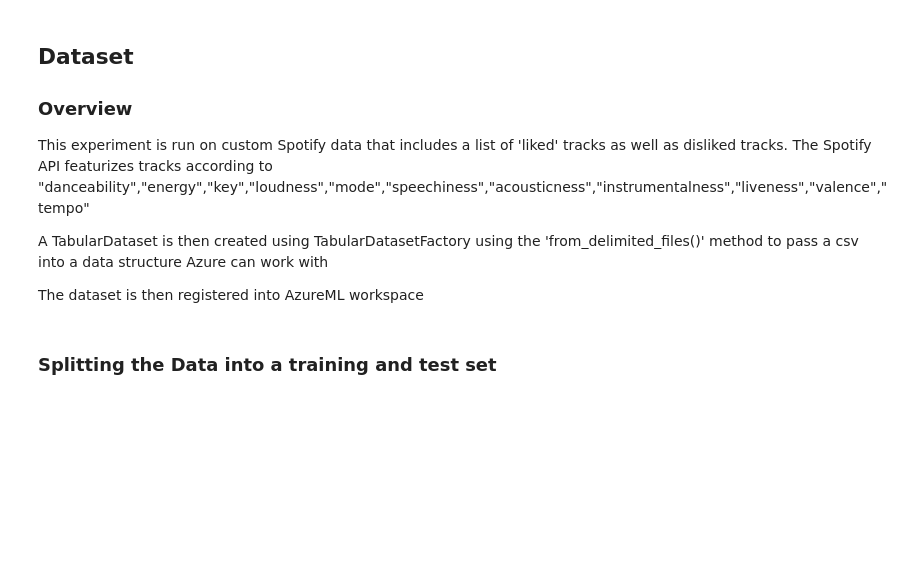
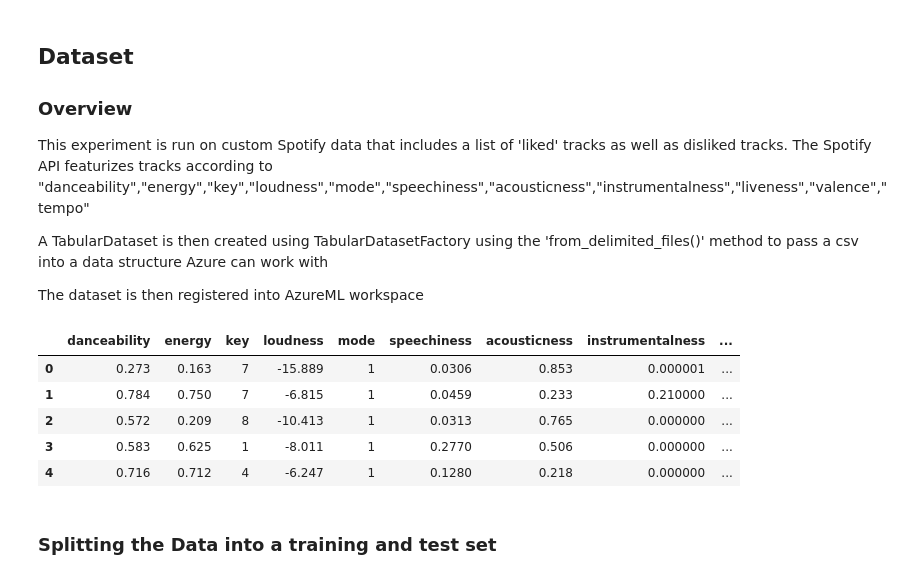
Before and after one commit to Mufumi/Udacity-Machine-Learning-Engineer-Nanodegree-Capstone-Project, a Jupyter notebook: Capstone_Project_Files/automl_v0.ipynb, the cells around one changed output. Cells and saved outputs as stored; diff of their text form; code cells hidden in the pictures; blank space fills up the shorter version.

```diff
--- a/Capstone_Project_Files/automl_v0.ipynb
+++ b/Capstone_Project_Files/automl_v0.ipynb
@@ -62,3 +64,12 @@ auto_ml_ds = auto_ml_ds.register(workspace=ws,
+# %%
+auto_ml_df.head()
+# %% [output]
+|  | danceability | energy | key | loudness | mode | speechiness | acousticness | instrumentalness | ... |
+| 0 | 0.273 | 0.163 | 7 | -15.889 | 1 | 0.0306 | 0.853 | 0.000001 | ... |
+| 1 | 0.784 | 0.750 | 7 | -6.815 | 1 | 0.0459 | 0.233 | 0.210000 | ... |
+| 2 | 0.572 | 0.209 | 8 | -10.413 | 1 | 0.0313 | 0.765 | 0.000000 | ... |
+| 3 | 0.583 | 0.625 | 1 | -8.011 | 1 | 0.2770 | 0.506 | 0.000000 | ... |
+| 4 | 0.716 | 0.712 | 4 | -6.247 | 1 | 0.1280 | 0.218 | 0.000000 | ... |
 # %% [markdown]
 ### Splitting the Data into a training and test set
 # %%
```
Also changed, not shown: parts of 9 cells of this notebook.
